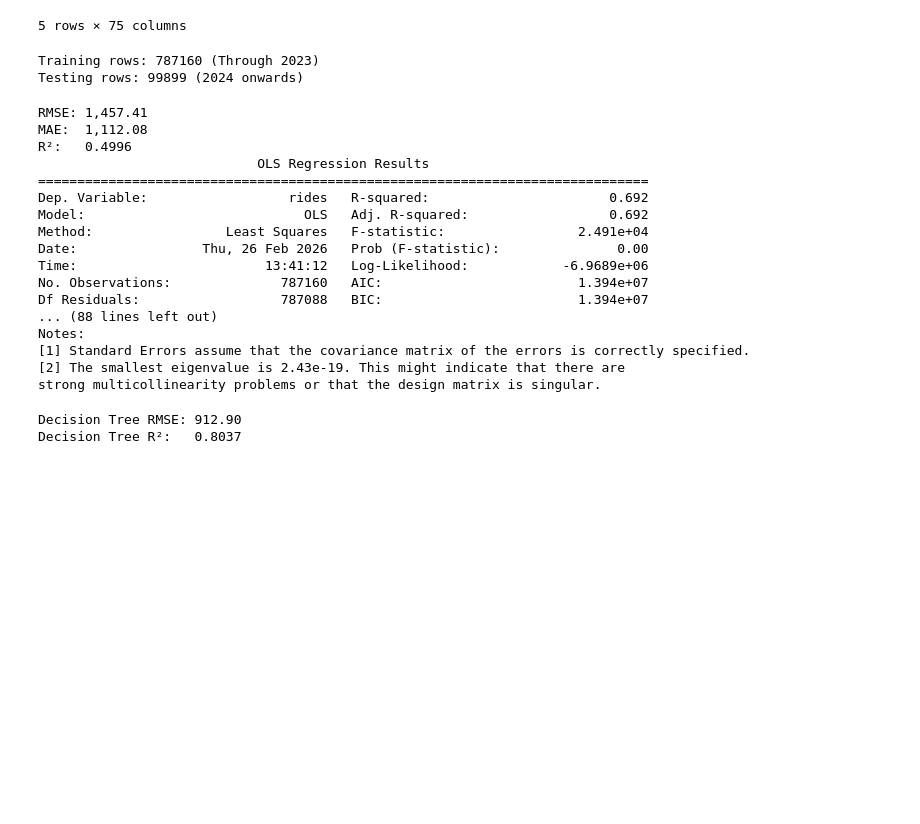
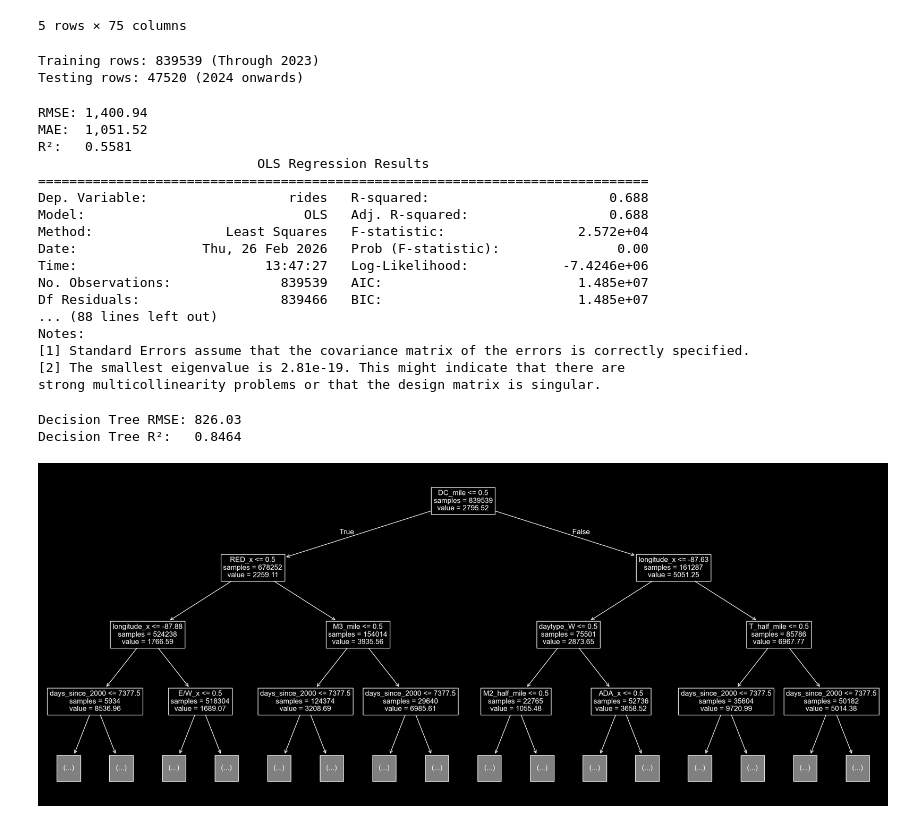
Before and after one commit to azcao95/cta-ridership-w2026-mads-milestone-2, a Jupyter notebook: ridership.ipynb, the cells around one changed output. Drawn from its saved outputs; the diff is of its cells as text; code cells hidden in the pictures; blank space fills up the shorter version.

```diff
--- a/ridership.ipynb
+++ b/ridership.ipynb
@@ -510,7 +510,8 @@ X.head()
 # %%
 # 1. Define your cutoff (approximate days from 2000 to end of 2023)
 # 24 years * 365.25 days = 8766
-cutoff_value = 8766
+#cutoff_value = 8766
+cutoff_value = 25*365.25
 
 # 2. Create the mask
 train_mask = X['days_since_2000'] <= cutoff_value
@@ -523,8 +524,8 @@ y_train, y_test = y.loc[train_mask], y.loc[test_mask]
 print(f"Training rows: {len(X_train)} (Through 2023)")
 print(f"Testing rows: {len(X_test)} (2024 onwards)")
 # %% [output]
-Training rows: 787160 (Through 2023)
-Testing rows: 99899 (2024 onwards)
+Training rows: 839539 (Through 2023)
+Testing rows: 47520 (2024 onwards)
 # %%
 #Fit OLS model
 X_train_const = sm.add_constant(X_train, has_constant='add')
@@ -546,22 +547,22 @@ print(f"R²:   {r2:.4f}")
 # Full statistical summary
 print(ols_model.summary())
 # %% [output]
-RMSE: 1,457.41
-MAE:  1,112.08
-R²:   0.4996
+RMSE: 1,400.94
+MAE:  1,051.52
+R²:   0.5581
                             OLS Regression Results
 ==============================================================================
-Dep. Variable:                  rides   R-squared:                       0.692
-Model:                            OLS   Adj. R-squared:                  0.692
-Method:                 Least Squares   F-statistic:                 2.491e+04
+Dep. Variable:                  rides   R-squared:                       0.688
+Model:                            OLS   Adj. R-squared:                  0.688
+Method:                 Least Squares   F-statistic:                 2.572e+04
 Date:                Thu, 26 Feb 2026   Prob (F-statistic):               0.00
-Time:                        13:41:12   Log-Likelihood:            -6.9689e+06
-No. Observations:              787160   AIC:                         1.394e+07
-Df Residuals:                  787088   BIC:                         1.394e+07
+Time:                        13:47:27   Log-Likelihood:            -7.4246e+06
+No. Observations:              839539   AIC:                         1.485e+07
+Df Residuals:                  839466   BIC:                         1.485e+07
 ... (88 lines left out)
 Notes:
 [1] Standard Errors assume that the covariance matrix of the errors is correctly specified.
-[2] The smallest eigenvalue is 2.43e-19. This might indicate that there are
+[2] The smallest eigenvalue is 2.81e-19. This might indicate that there are
 strong multicollinearity problems or that the design matrix is singular.
 # %%
 #Try decision tree
@@ -575,5 +576,18 @@ y_pred_dt = dt_model.predict(X_test)
 print(f"Decision Tree RMSE: {mean_squared_error(y_test, y_pred_dt)**0.5:,.2f}")
 print(f"Decision Tree R²:   {r2_score(y_test, y_pred_dt):.4f}")
 # %% [output]
-Decision Tree RMSE: 912.90
-Decision Tree R²:   0.8037
+Decision Tree RMSE: 826.03
+Decision Tree R²:   0.8464
+# %%
+from sklearn.tree import plot_tree
+plt.figure(figsize=(25,10))
+plot_tree(dt_model,
+          feature_names=X_train.columns,
+          max_depth=3,
+          filled=False,        # Removes the orange background
+          impurity=False,     # Removes the "squared_error" text to declutter
+          fontsize=12,        # Increases text size
+          precision=2)        # Rounds numbers to 2 decimals
+plt.show()
+# %% [output]
+[figure, added]
```
Also changed, not shown: parts of 8 cells of this notebook, 1 other file.
